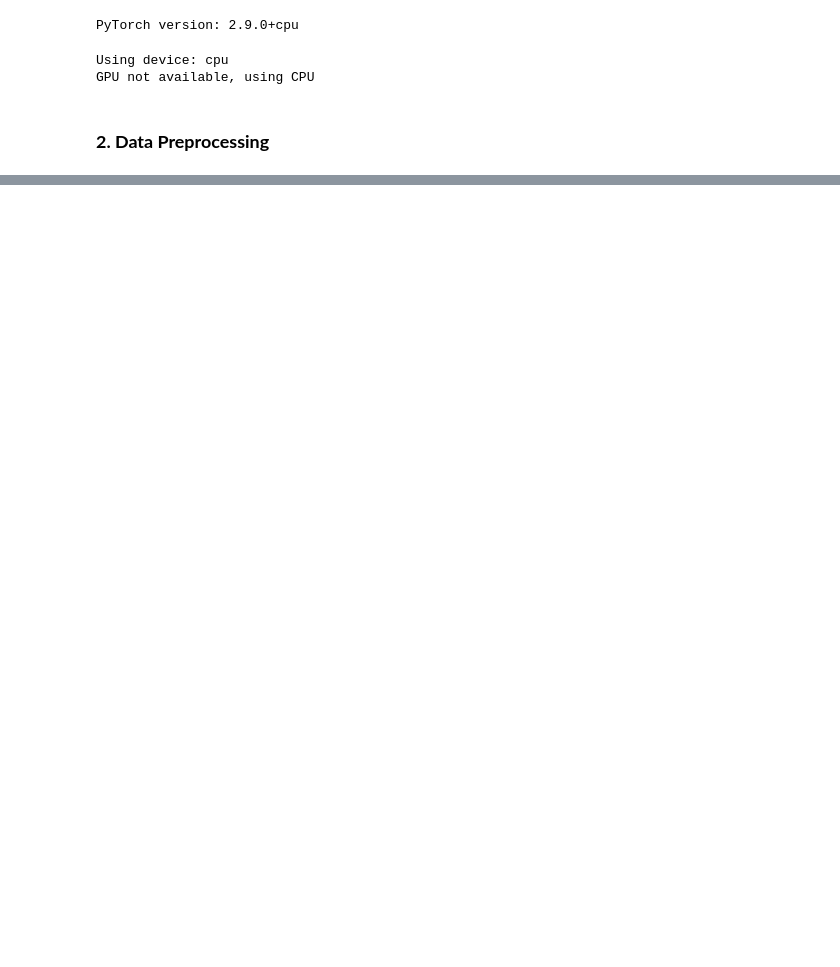
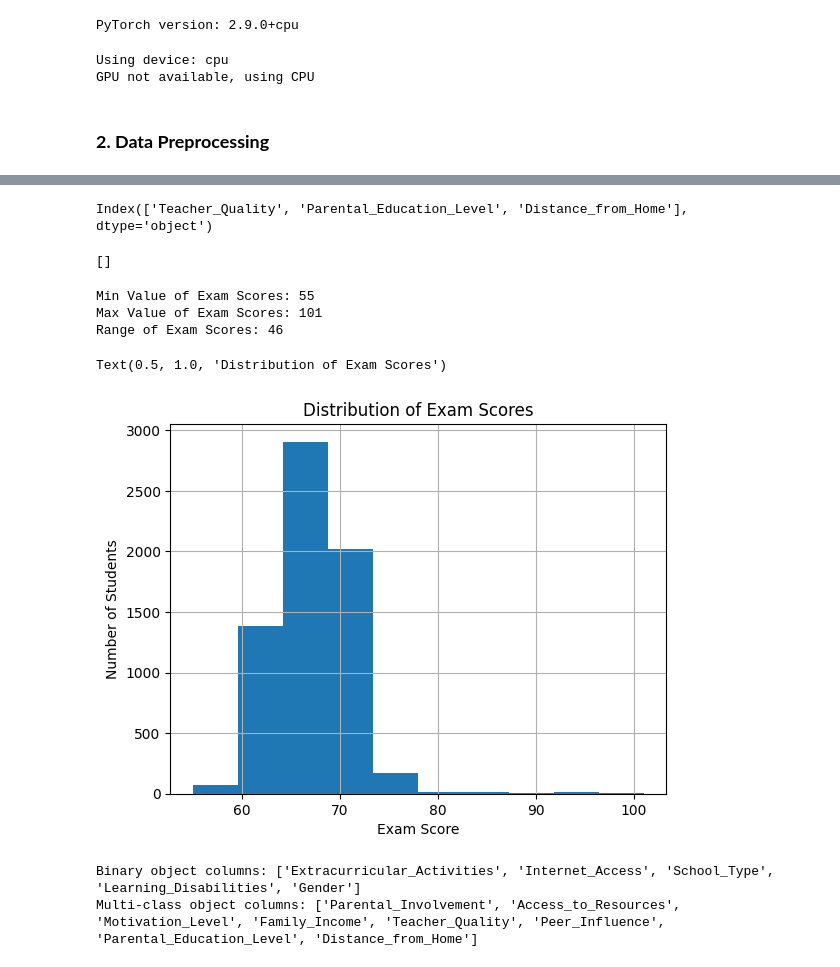
Before and after one commit to sshariqali/UK-AI-Olympiad, a Jupyter notebook: Day 4/neural_networks.ipynb, the cells around one changed output, grey strips where cells are left out. Drawn from its saved outputs; the diff is of its cells as text; code cells hidden in the pictures; blank space fills up the shorter version.

```diff
--- a/Day 4/neural_networks.ipynb
+++ b/Day 4/neural_networks.ipynb
@@ -51,5 +101,4 @@ GPU not available, using CPU
 # %%
 # Read the data from the CSV file
-
-df = pd.read_csv('Student_Performance.csv')
-df
+data = pd.read_csv('StudentPerformanceFactors.csv')
+data
@@ -96,0 +162,47 @@ df
+# %%
+# Check if there are any missing values in the dataset
+data.columns[data.isnull().any()]
+# %% [output]
+Index(['Teacher_Quality', 'Parental_Education_Level', 'Distance_from_Home'], dtype='object')
+# %%
+# Fill missing values with the most recurring value (mode) for categorical columns
+data.loc[:, 'Teacher_Quality'] = data['Teacher_Quality'].fillna(data['Teacher_Quality'].mode()[0])
+data.loc[:, 'Parental_Education_Level'] = data['Parental_Education_Level'].fillna(data['Parental_Education_Level'].mode()[0])
+data.loc[:, 'Distance_from_Home'] = data['Distance_from_Home'].fillna(data['Distance_from_Home'].mode()[0])
+# %%
+# Check if there are any missing values in the dataset
+data.columns[data.isnull().any()].to_list()
+# %% [output]
+[]
+# %%
+# Calculate the range of 'Exam_Score' (max - min)
+max_score = data['Exam_Score'].max()
+min_score = data['Exam_Score'].min()
+score_range = max_score - min_score
+print(f"Min Value of Exam Scores: {min_score}")
+print(f"Max Value of Exam Scores: {max_score}")
+print(f"Range of Exam Scores: {score_range}")
+# %% [output]
+Min Value of Exam Scores: 55
+Max Value of Exam Scores: 101
+Range of Exam Scores: 46
+# %%
+# Distribution of Exam Scores
+data.Exam_Score.hist()
+plt.xlabel("Exam Score")
+plt.ylabel("Number of Students")
+plt.title("Distribution of Exam Scores")
+# %% [output]
+Text(0.5, 1.0, 'Distribution of Exam Scores')
+[figure, added]
+# %%
+# Identify columns with two unique values and whose datatype is object
+binary_object_cols = [col for col in data.columns if data[col].dtype == 'object' and data[col].nunique() == 2]
+print("Binary object columns:", binary_object_cols)
+
+# Identify columns with more than two unique values whose datatype is object
+multi_object_cols = [col for col in data.columns if data[col].dtype == 'object' and data[col].nunique() > 2]
+print("Multi-class object columns:", multi_object_cols)
+# %% [output]
+Binary object columns: ['Extracurricular_Activities', 'Internet_Access', 'School_Type', 'Learning_Disabilities', 'Gender']
+Multi-class object columns: ['Parental_Involvement', 'Access_to_Resources', 'Motivation_Level', 'Family_Income', 'Teacher_Quality', 'Peer_Influence', 'Parental_Education_Level', 'Distance_from_Home']
```
Also changed, not shown: parts of 36 cells of this notebook, 1 other file.
